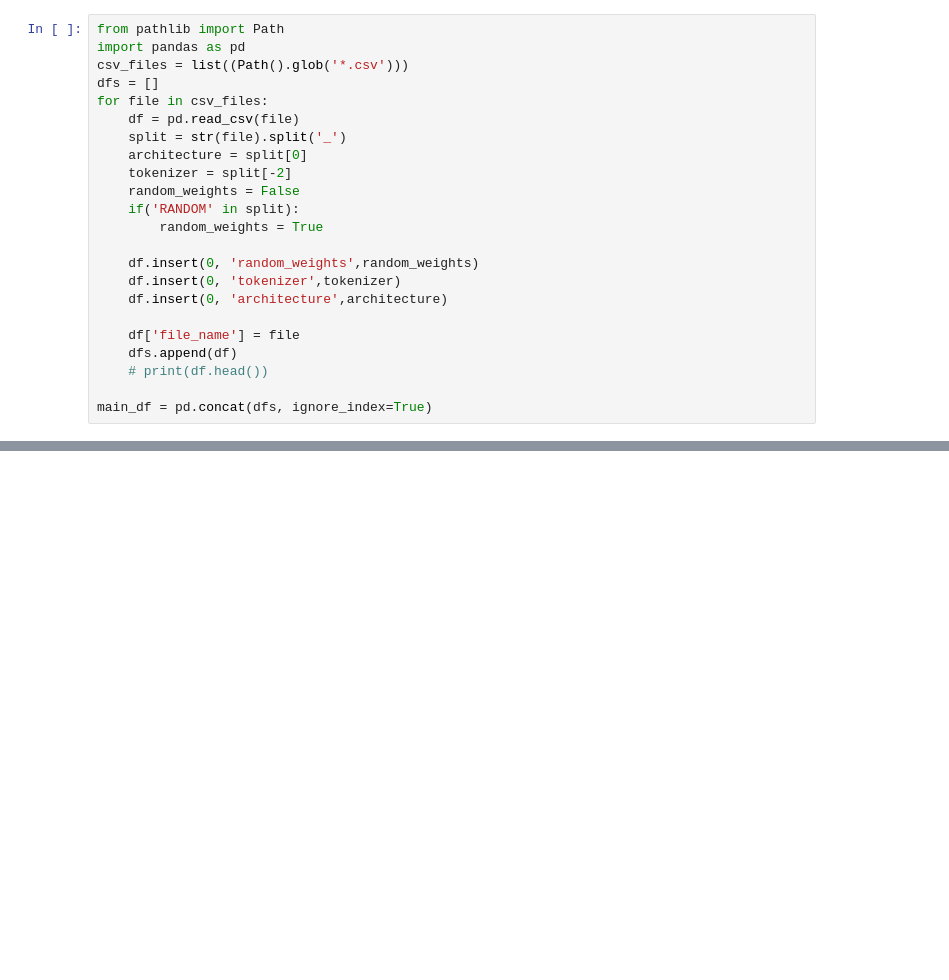
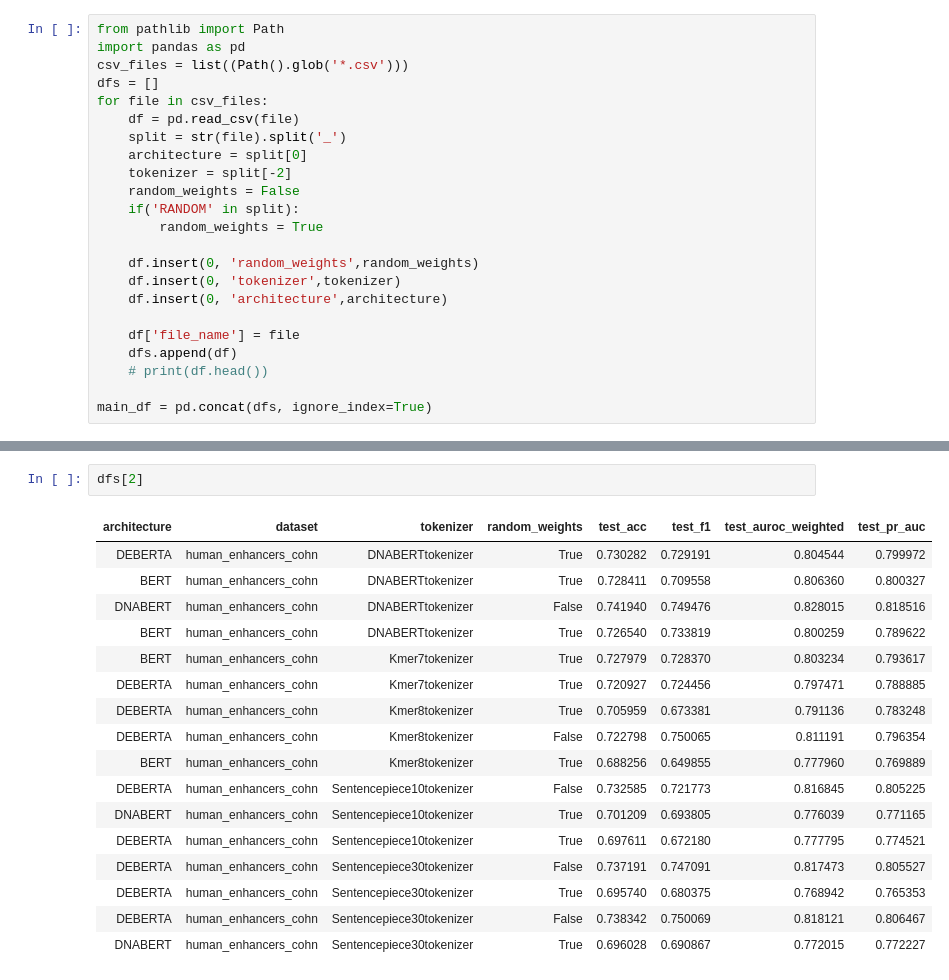
Before and after one commit to ML-Bioinfo-CEITEC/DNA-pretraining, a Jupyter notebook: experiments/genomic_benchmarks/20220803_training/Results_analysis.ipynb, the cells around one changed output, grey strips where cells are left out. Cells and saved outputs as stored; diff of their text form; blank space fills up the shorter version.

```diff
--- a/experiments/genomic_benchmarks/20220803_training/Results_analysis.ipynb
+++ b/experiments/genomic_benchmarks/20220803_training/Results_analysis.ipynb
@@ -43,0 +86,20 @@ main_df.iloc[main_df.groupby('dataset')['test_acc'].idxmax()]
+# %%
+dfs[2]
+# %% [output]
+| architecture | dataset | tokenizer | random_weights | test_acc | test_f1 | test_auroc_weighted | test_pr_auc |
+| DEBERTA | human_enhancers_cohn | DNABERTtokenizer | True | 0.730282 | 0.729191 | 0.804544 | 0.799972 |
+| BERT | human_enhancers_cohn | DNABERTtokenizer | True | 0.728411 | 0.709558 | 0.806360 | 0.800327 |
+| DNABERT | human_enhancers_cohn | DNABERTtokenizer | False | 0.741940 | 0.749476 | 0.828015 | 0.818516 |
+| BERT | human_enhancers_cohn | DNABERTtokenizer | True | 0.726540 | 0.733819 | 0.800259 | 0.789622 |
+| BERT | human_enhancers_cohn | Kmer7tokenizer | True | 0.727979 | 0.728370 | 0.803234 | 0.793617 |
+| DEBERTA | human_enhancers_cohn | Kmer7tokenizer | True | 0.720927 | 0.724456 | 0.797471 | 0.788885 |
+| DEBERTA | human_enhancers_cohn | Kmer8tokenizer | True | 0.705959 | 0.673381 | 0.791136 | 0.783248 |
+| DEBERTA | human_enhancers_cohn | Kmer8tokenizer | False | 0.722798 | 0.750065 | 0.811191 | 0.796354 |
+| BERT | human_enhancers_cohn | Kmer8tokenizer | True | 0.688256 | 0.649855 | 0.777960 | 0.769889 |
+| DEBERTA | human_enhancers_cohn | Sentencepiece10tokenizer | False | 0.732585 | 0.721773 | 0.816845 | 0.805225 |
+| DNABERT | human_enhancers_cohn | Sentencepiece10tokenizer | True | 0.701209 | 0.693805 | 0.776039 | 0.771165 |
+| DEBERTA | human_enhancers_cohn | Sentencepiece10tokenizer | True | 0.697611 | 0.672180 | 0.777795 | 0.774521 |
+| DEBERTA | human_enhancers_cohn | Sentencepiece30tokenizer | False | 0.737191 | 0.747091 | 0.817473 | 0.805527 |
+| DEBERTA | human_enhancers_cohn | Sentencepiece30tokenizer | True | 0.695740 | 0.680375 | 0.768942 | 0.765353 |
+| DEBERTA | human_enhancers_cohn | Sentencepiece30tokenizer | False | 0.738342 | 0.750069 | 0.818121 | 0.806467 |
+| DNABERT | human_enhancers_cohn | Sentencepiece30tokenizer | True | 0.696028 | 0.690867 | 0.772015 | 0.772227 |
```
Also changed, not shown: parts of 8 cells of this notebook, 2 other files.
